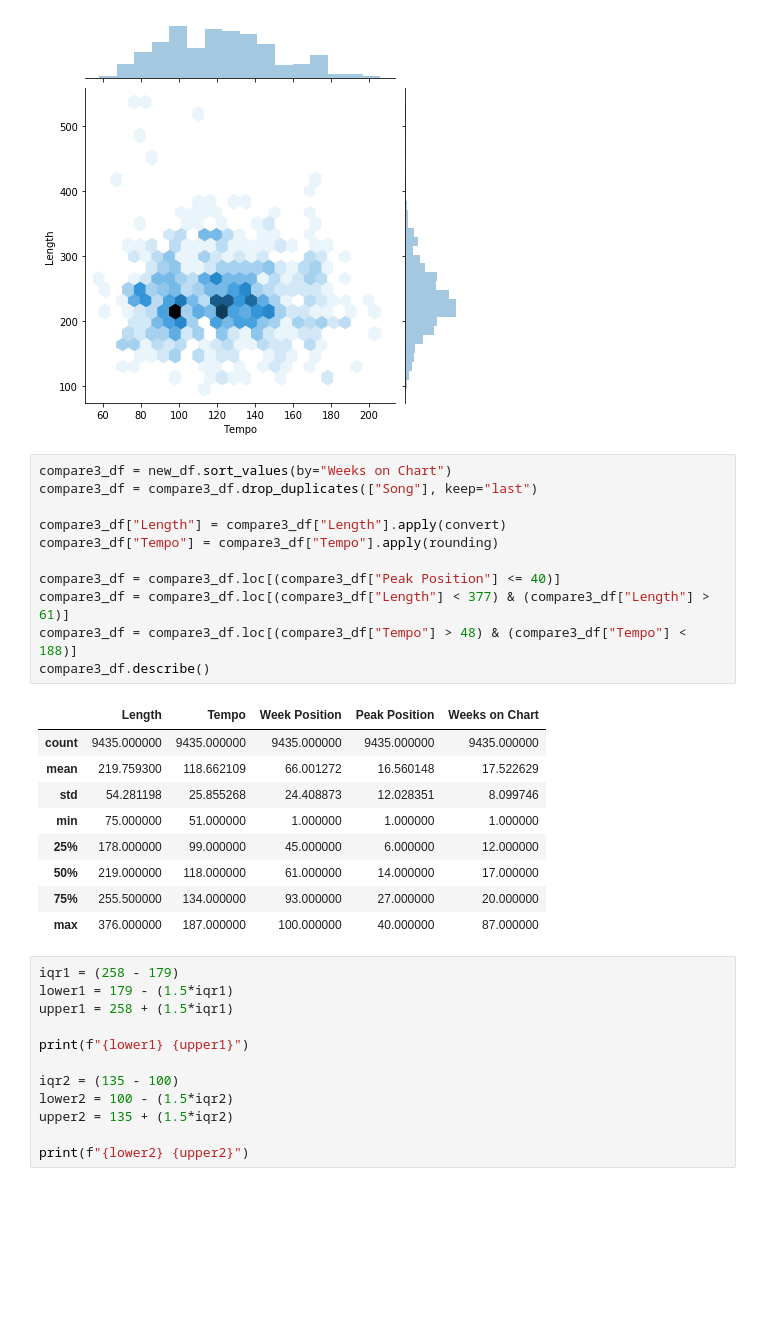
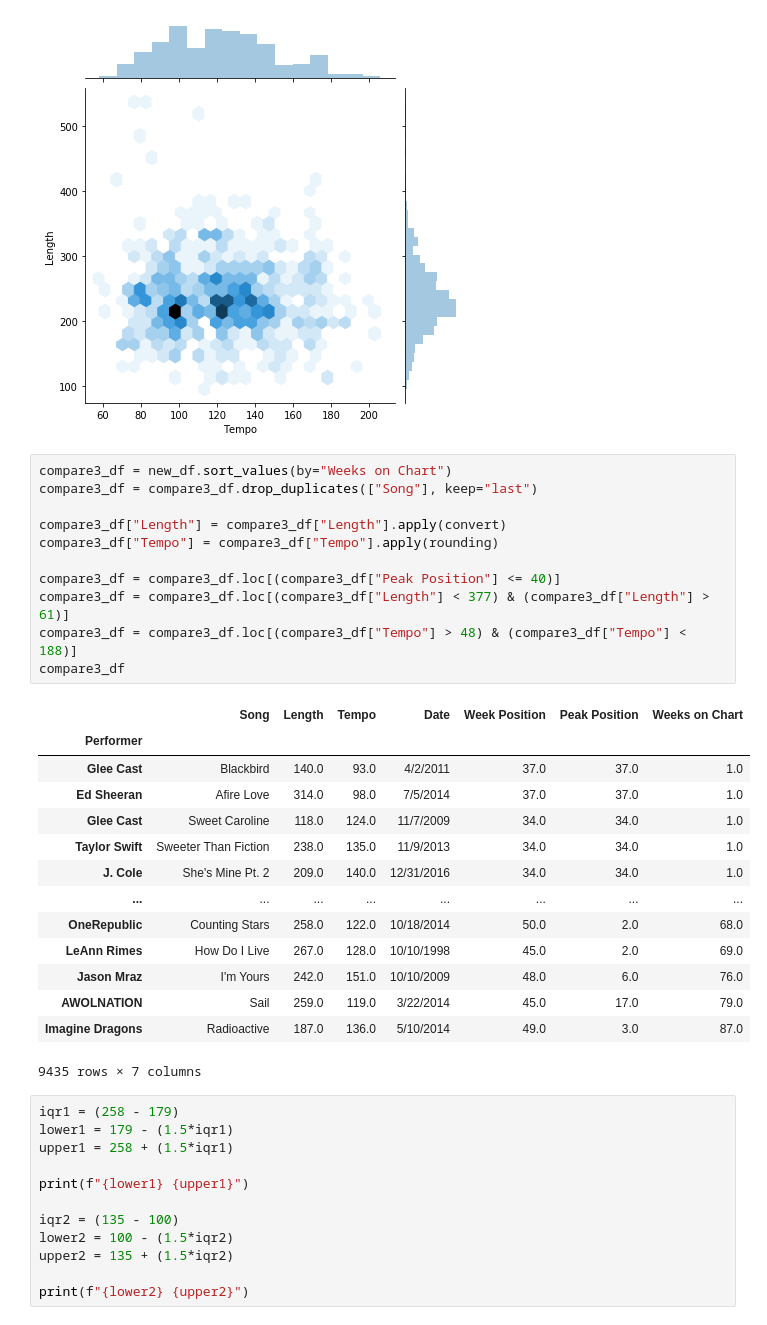
Before and after one commit to LRiceBall/Project-Group-5, a Jupyter notebook: start.ipynb, the cells around one changed output. Drawn from its saved outputs; the diff is of its cells as text; blank space fills up the shorter version.

```diff
--- a/start.ipynb
+++ b/start.ipynb
@@ -523,24 +523,29 @@ plt.savefig("Images/LenvsBPMheatmap.png")
 # %%
 compare3_df = new_df.sort_values(by="Weeks on Chart")
 compare3_df = compare3_df.drop_duplicates(["Song"], keep="last")
 
 compare3_df["Length"] = compare3_df["Length"].apply(convert)
 compare3_df["Tempo"] = compare3_df["Tempo"].apply(rounding)
 
 compare3_df = compare3_df.loc[(compare3_df["Peak Position"] <= 40)]
 compare3_df = compare3_df.loc[(compare3_df["Length"] < 377) & (compare3_df["Length"] > 61)]
 compare3_df = compare3_df.loc[(compare3_df["Tempo"] > 48) & (compare3_df["Tempo"] < 188)]
-compare3_df.describe()
+compare3_df
 # %% [output]
-|  | Length | Tempo | Week Position | Peak Position | Weeks on Chart |
-| count | 9435.000000 | 9435.000000 | 9435.000000 | 9435.000000 | 9435.000000 |
-| mean | 219.759300 | 118.662109 | 66.001272 | 16.560148 | 17.522629 |
-| std | 54.281198 | 25.855268 | 24.408873 | 12.028351 | 8.099746 |
-| min | 75.000000 | 51.000000 | 1.000000 | 1.000000 | 1.000000 |
-| 25% | 178.000000 | 99.000000 | 45.000000 | 6.000000 | 12.000000 |
-| 50% | 219.000000 | 118.000000 | 61.000000 | 14.000000 | 17.000000 |
-| 75% | 255.500000 | 134.000000 | 93.000000 | 27.000000 | 20.000000 |
-| max | 376.000000 | 187.000000 | 100.000000 | 40.000000 | 87.000000 |
+|  | Song | Length | Tempo | Date | Week Position | Peak Position | Weeks on Chart |
+| Performer |  |  |  |  |  |  |  |
+| Glee Cast | Blackbird | 140.0 | 93.0 | 4/2/2011 | 37.0 | 37.0 | 1.0 |
+| Ed Sheeran | Afire Love | 314.0 | 98.0 | 7/5/2014 | 37.0 | 37.0 | 1.0 |
+| Glee Cast | Sweet Caroline | 118.0 | 124.0 | 11/7/2009 | 34.0 | 34.0 | 1.0 |
+| Taylor Swift | Sweeter Than Fiction | 238.0 | 135.0 | 11/9/2013 | 34.0 | 34.0 | 1.0 |
+| J. Cole | She's Mine Pt. 2 | 209.0 | 140.0 | 12/31/2016 | 34.0 | 34.0 | 1.0 |
+| ... | ... | ... | ... | ... | ... | ... | ... |
+| OneRepublic | Counting Stars | 258.0 | 122.0 | 10/18/2014 | 50.0 | 2.0 | 68.0 |
+| LeAnn Rimes | How Do I Live | 267.0 | 128.0 | 10/10/1998 | 45.0 | 2.0 | 69.0 |
+| Jason Mraz | I'm Yours | 242.0 | 151.0 | 10/10/2009 | 48.0 | 6.0 | 76.0 |
+| AWOLNATION | Sail | 259.0 | 119.0 | 3/22/2014 | 45.0 | 17.0 | 79.0 |
+| Imagine Dragons | Radioactive | 187.0 | 136.0 | 5/10/2014 | 49.0 | 3.0 | 87.0 |
+9435 rows × 7 columns
 # %%
 iqr1 = (258 - 179)
 lower1 = 179 - (1.5*iqr1)
```
